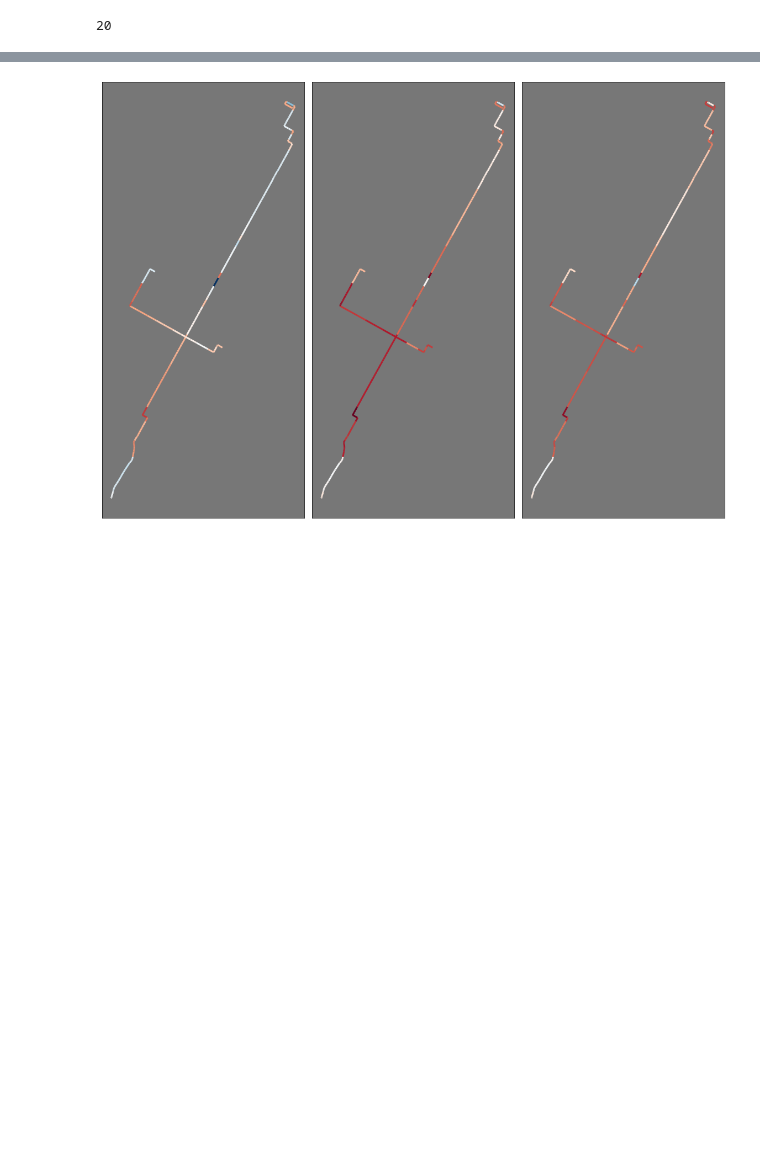
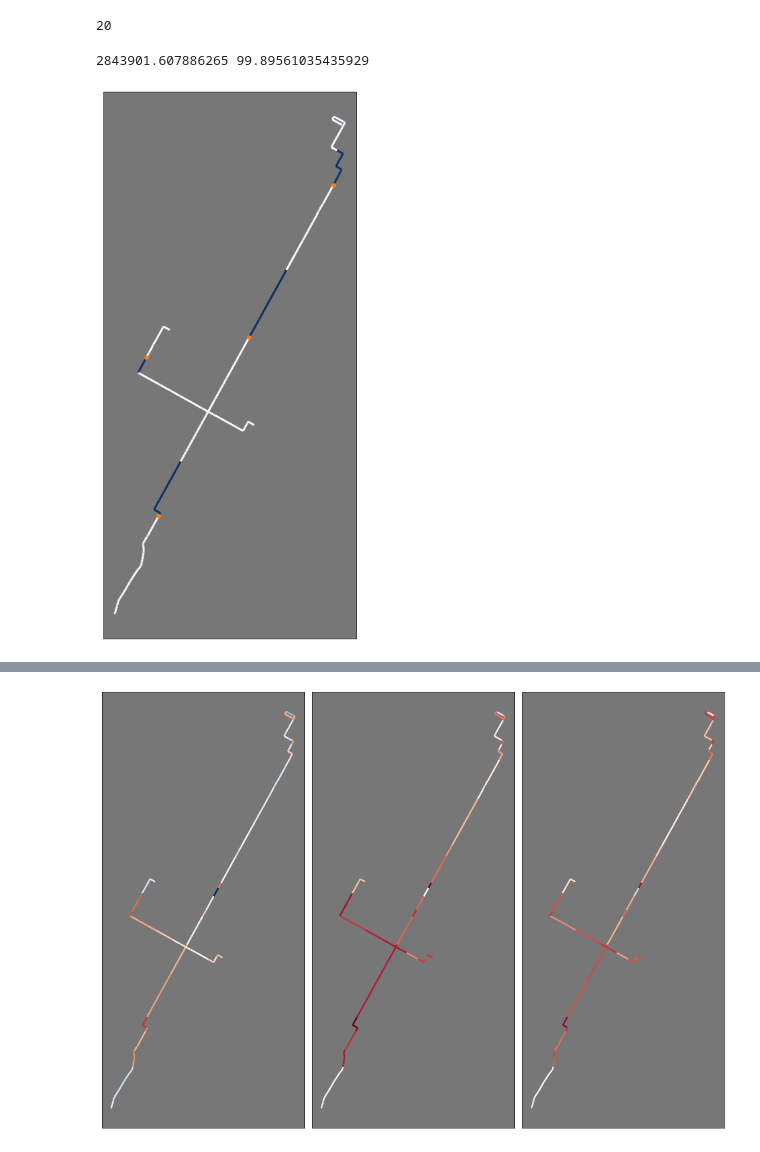
Before and after one commit to cpcarey/nyu-cusp-mlc-bus, a Jupyter notebook: src/notebooks/0201_create_ip_real_numbers.ipynb, the cells around one changed output, grey strips where cells are left out. Cells and saved outputs as stored; diff of their text form; code cells hidden in the pictures; blank space fills up the shorter version.

```diff
--- a/src/notebooks/0201_create_ip_real_numbers.ipynb
+++ b/src/notebooks/0201_create_ip_real_numbers.ipynb
@@ -340,5 +346,8 @@ def test_model(name, power_costs=power_costs, node_transmitter_cost=NODE_TRANSMI
     plot_model(model, ax=ax)
 # %%
-#fig, ax = plt.subplots(figsize=(15, 15))
-#test_model('normal', ax=ax)
+fig, ax = plt.subplots(figsize=(15, 15))
+test_model('normal', ax=ax)
+# %% [output]
+2843901.607886265 99.89561035435929
+[figure, added]
 # %%
```
Also changed, not shown: parts of 5 cells of this notebook.
